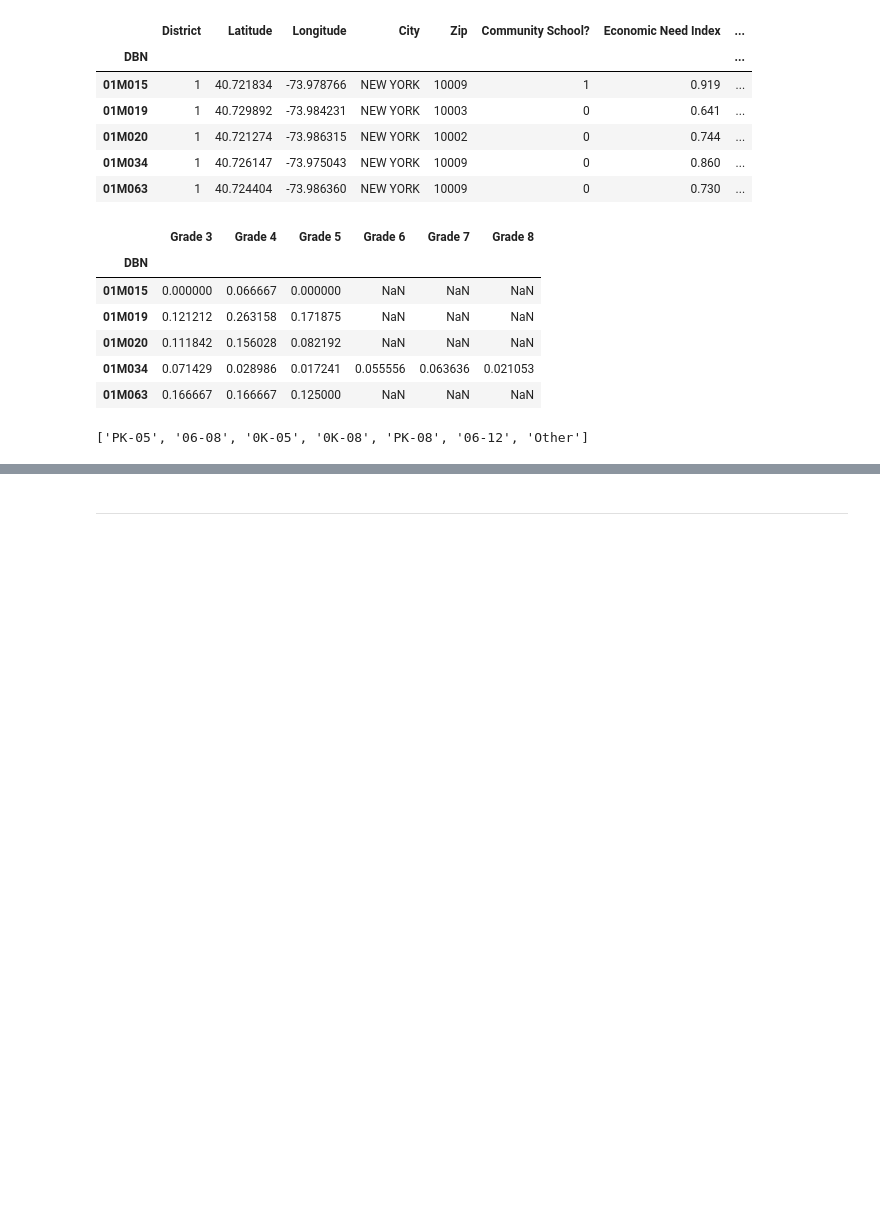
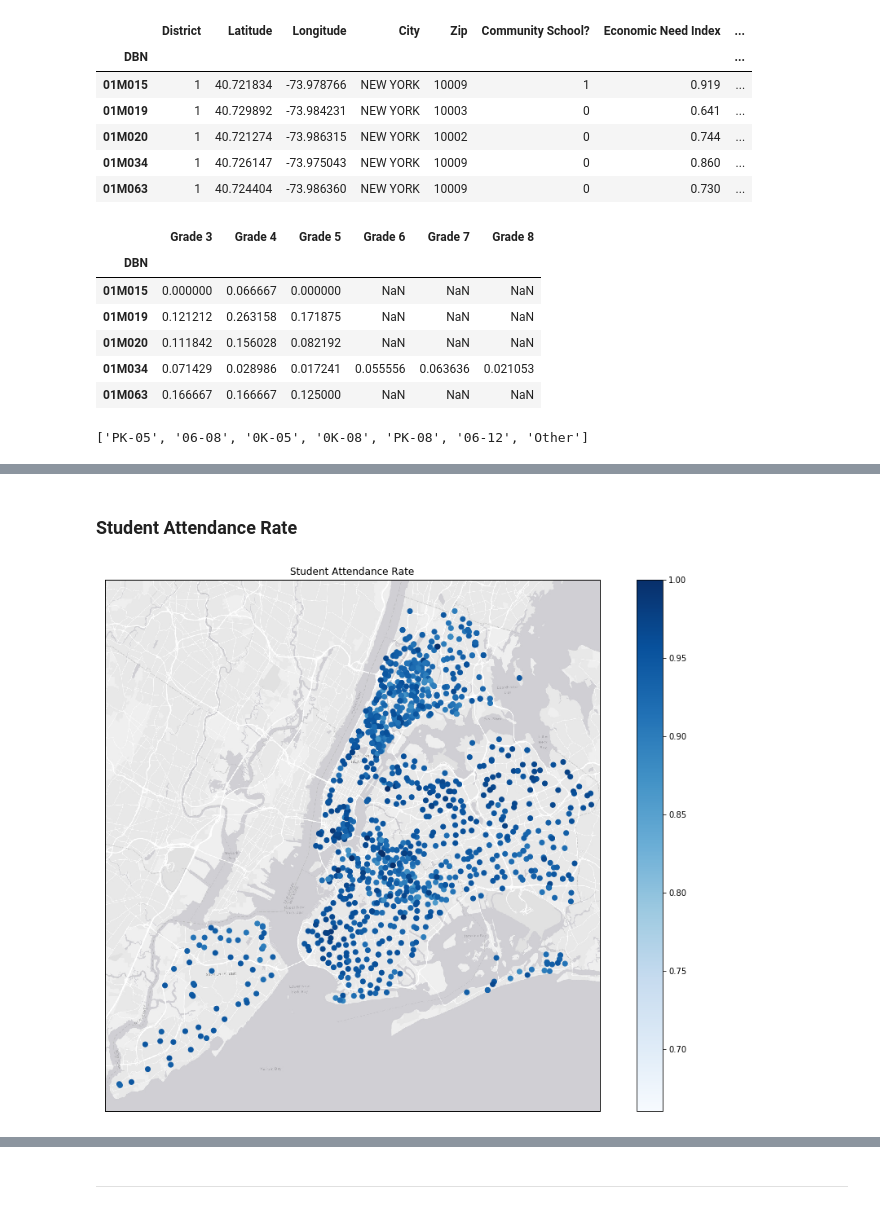
Before and after one commit to araraonline/kag-passnyc, a Jupyter notebook: notebooks/kernel-groups-of-schools.ipynb, the cells around one changed output, grey strips where cells are left out. Cells and saved outputs as stored; diff of their text form; code cells hidden in the pictures; blank space fills up the shorter version.

```diff
--- a/notebooks/kernel-groups-of-schools.ipynb
+++ b/notebooks/kernel-groups-of-schools.ipynb
@@ -423,0 +453,6 @@ def plot_clusters(clusters, data):
+# %% [markdown]
+### Student Attendance Rate
+# %%
+plot_continuous_map(df['Student Attendance Rate'], df, cmap="Blues")
+# %% [output]
+[figure, added]
```
Also changed, not shown: parts of 28 cells of this notebook, 1 other file.
